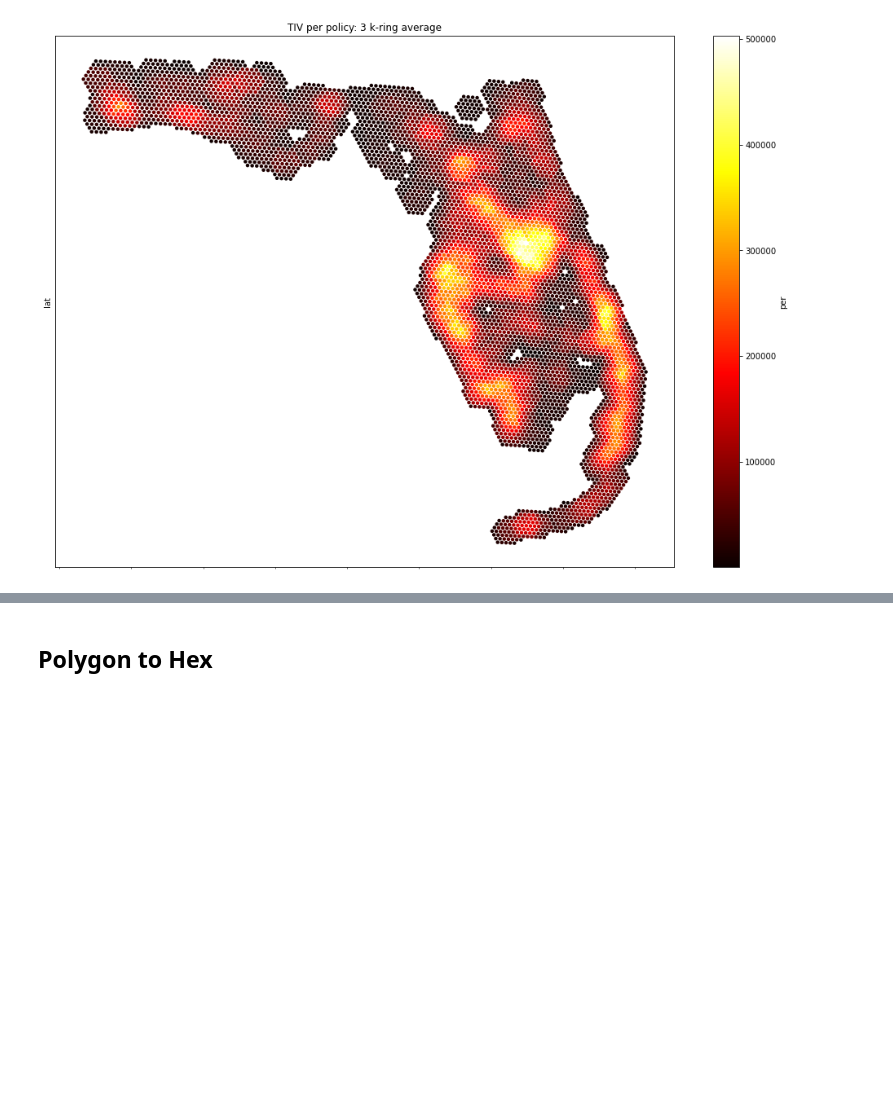
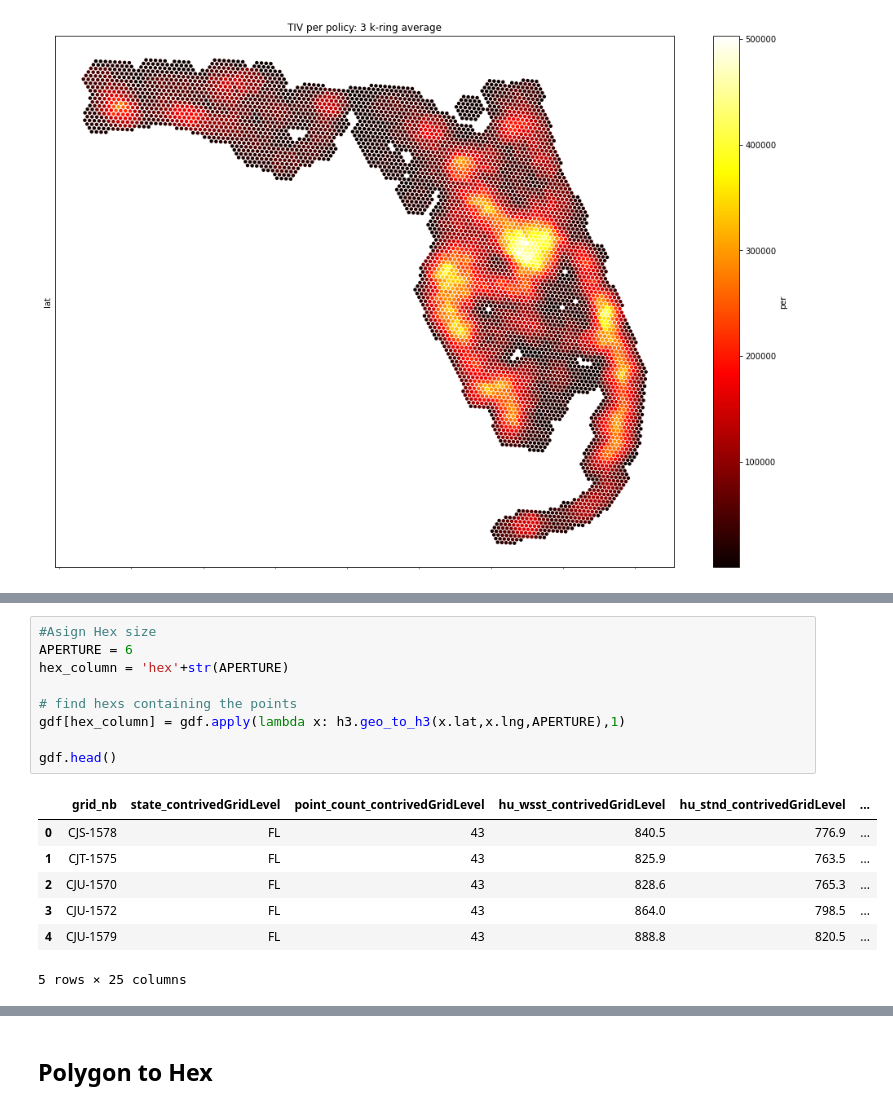
Before and after one commit to krissykodes/h3py-hex, a Jupyter notebook: notebooks/Suitability Analysis- krissykodes.ipynb, the cells around one changed output, grey strips where cells are left out. Cells and saved outputs as stored; diff of their text form; blank space fills up the shorter version.

```diff
--- a/notebooks/Suitability Analysis- krissykodes.ipynb
+++ b/notebooks/Suitability Analysis- krissykodes.ipynb
@@ -206,0 +232,17 @@ FileNotFoundError: [Errno 2] No such file or directory: 'data/flcontrived.csv'
+# %%
+#Asign Hex size
+APERTURE = 6
+hex_column = 'hex'+str(APERTURE)
+
+# find hexs containing the points
+gdf[hex_column] = gdf.apply(lambda x: h3.geo_to_h3(x.lat,x.lng,APERTURE),1)
+
+gdf.head()
+# %% [output]
+|  | grid_nb | state_contrivedGridLevel | point_count_contrivedGridLevel | hu_wsst_contrivedGridLevel | hu_stnd_contrivedGridLevel | ... |
+| 0 | CJS-1578 | FL | 43 | 840.5 | 776.9 | ... |
+| 1 | CJT-1575 | FL | 43 | 825.9 | 763.5 | ... |
+| 2 | CJU-1570 | FL | 43 | 828.6 | 765.3 | ... |
+| 3 | CJU-1572 | FL | 43 | 864.0 | 798.5 | ... |
+| 4 | CJU-1579 | FL | 43 | 888.8 | 820.5 | ... |
+5 rows × 25 columns
```
Also changed, not shown: parts of 6 cells of this notebook, 1 other file.
